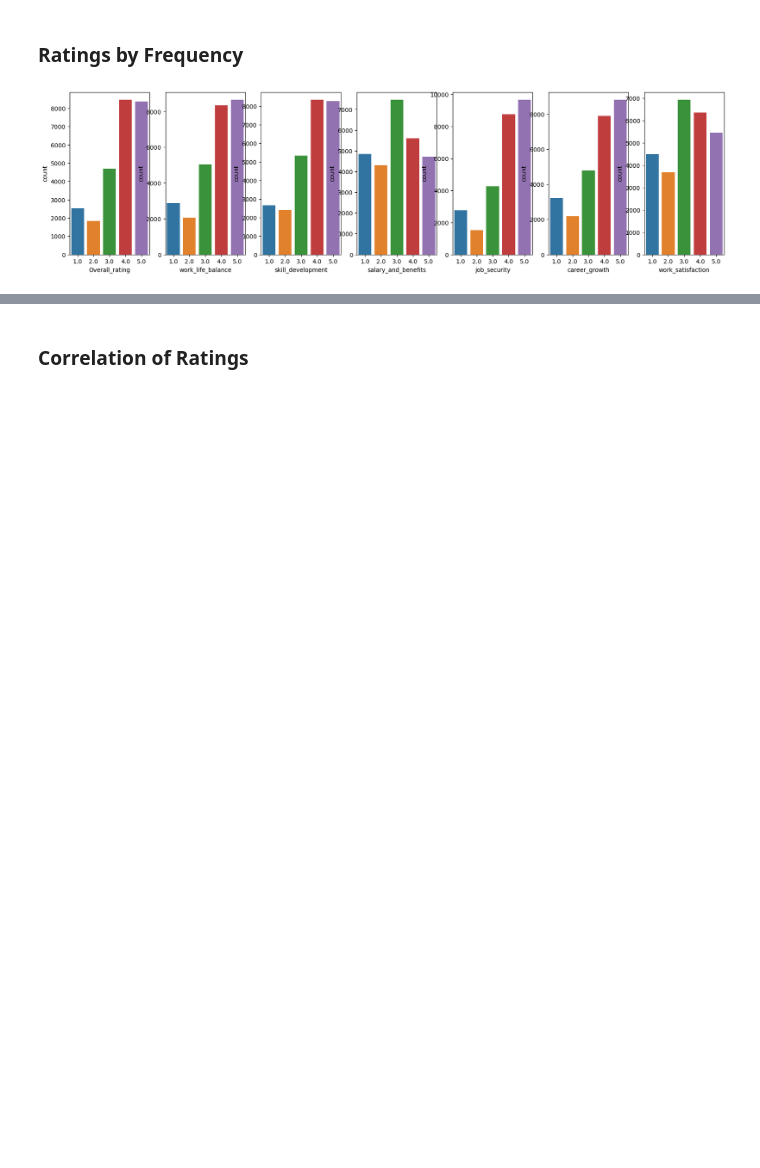
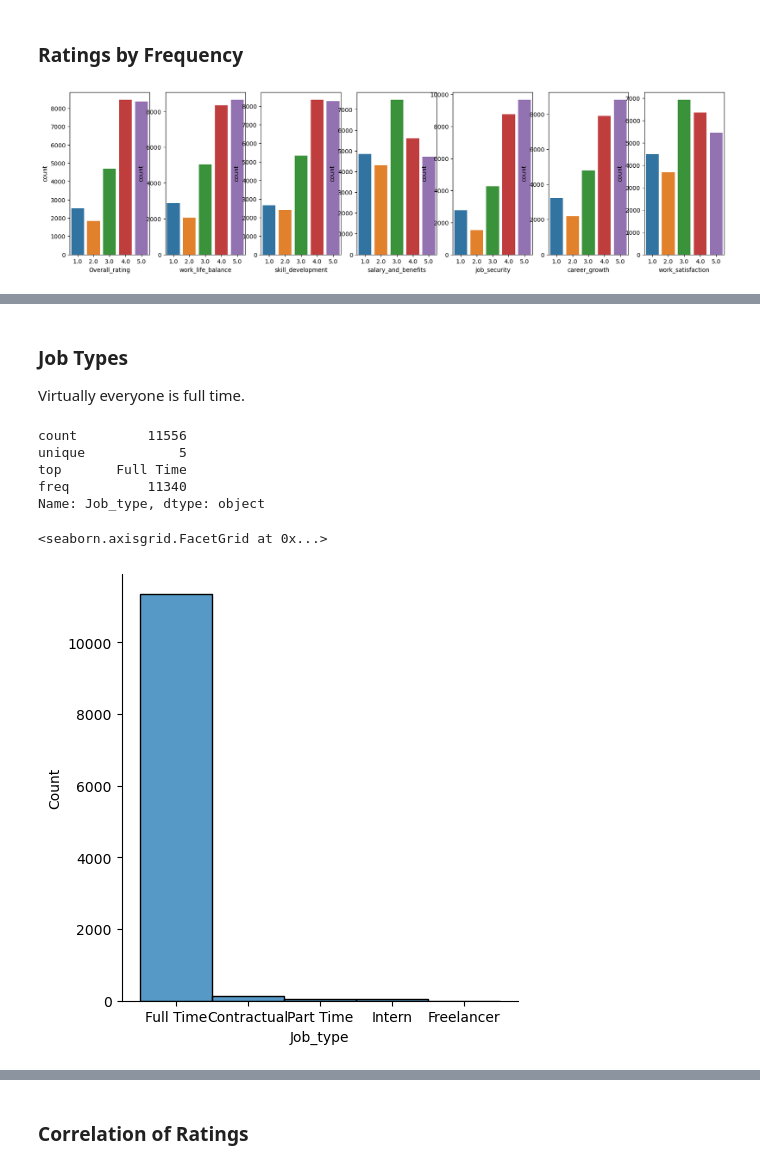
Before and after one commit to TEcjddns/UChicago_AIML_Project, a Jupyter notebook: EmployeeHappiness.ipynb, the cells around one changed output, grey strips where cells are left out. Saved outputs shown, nothing was run; the diff lists cells and outputs as text; code cells hidden in the pictures; blank space fills up the shorter version.

```diff
--- a/EmployeeHappiness.ipynb
+++ b/EmployeeHappiness.ipynb
@@ -131,0 +169,15 @@ fig.show()
+# %% [markdown]
+### Job Types
+
+Virtually everyone is full time.
+# %%
+print(df['Job_type'].describe())
+sns.displot(df['Job_type'])
+# %% [output]
+count         11556
+unique            5
+top       Full Time
+freq          11340
+Name: Job_type, dtype: object
+<seaborn.axisgrid.FacetGrid at 0x...>
+[figure, added]
```
Also changed, not shown: parts of 40 cells of this notebook.
